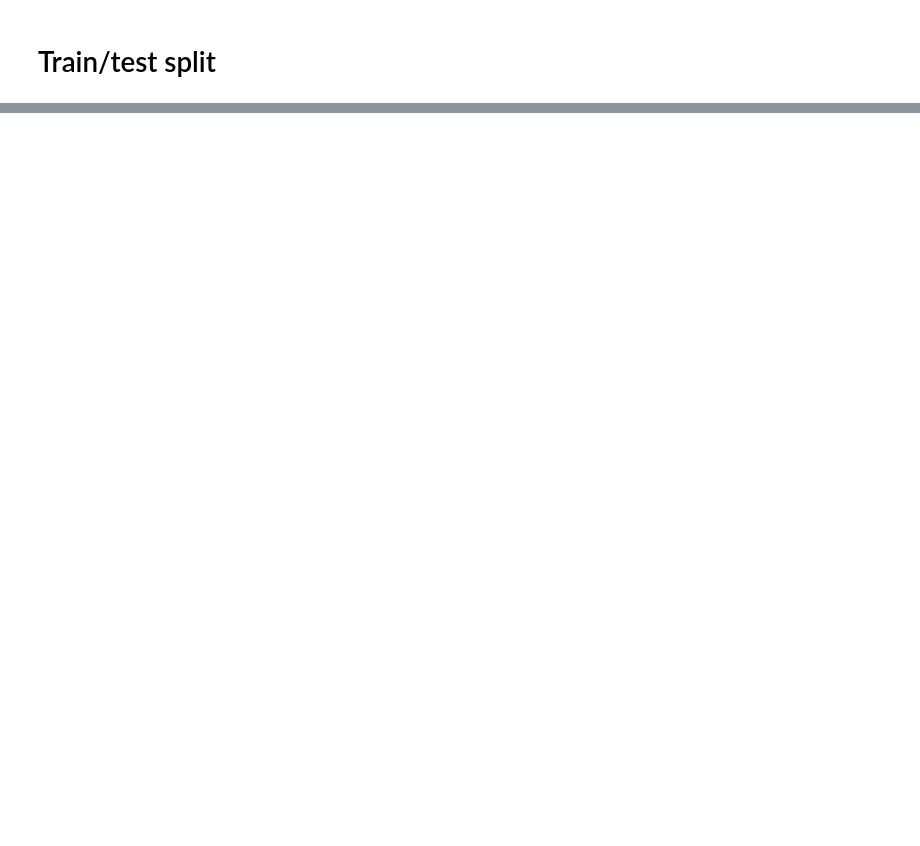
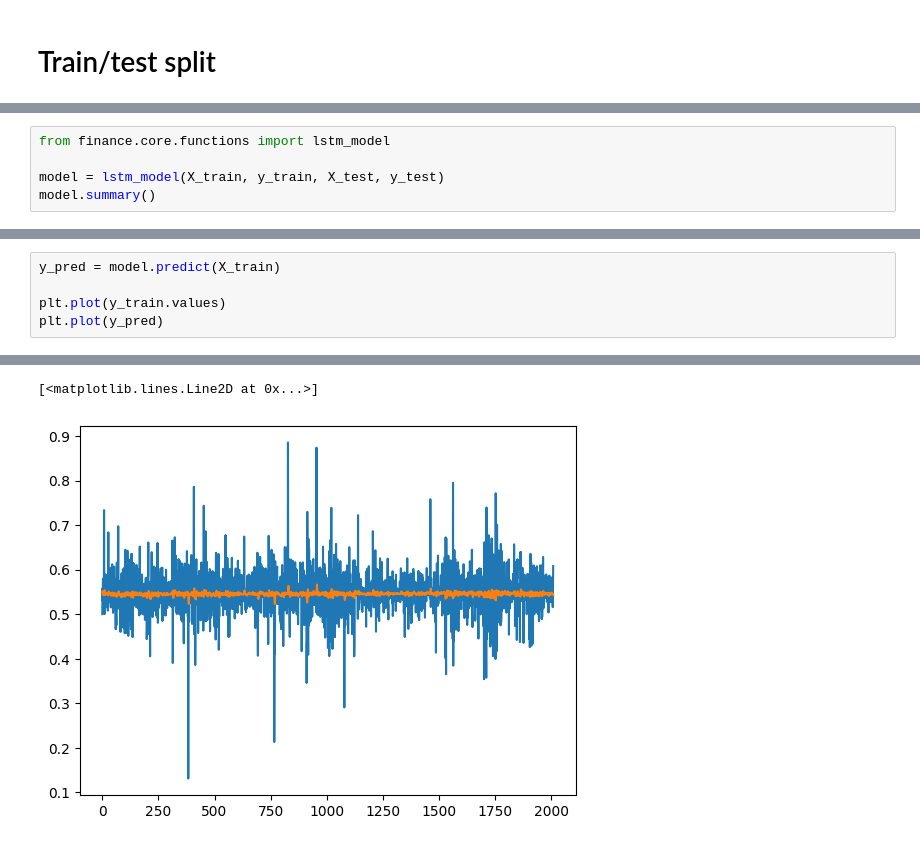
Before and after one commit to marcodigennaro/finance, a Jupyter notebook: finance/jupyter-notebooks/data.ipynb, the cells around one changed output, grey strips where cells are left out. Cells and saved outputs as stored; diff of their text form; blank space fills up the shorter version.

Commit message:
LSTM

```diff
--- a/finance/jupyter-notebooks/data.ipynb
+++ b/finance/jupyter-notebooks/data.ipynb
@@ -176,0 +141,5 @@ ValueError: cannot reshape array of size 503 into shape (1,2)
+# %%
+from finance.core.functions import lstm_model
+
+model = lstm_model(X_train, y_train, X_test, y_test)
+model.summary()
@@ -176,0 +177,6 @@ ValueError: cannot reshape array of size 503 into shape (1,2)
+# %%
+y_pred = model.predict(X_train)
+
+plt.plot(y_train.values)
+plt.plot(y_pred)
+# %% [output]
@@ -176,0 +184,2 @@ ValueError: cannot reshape array of size 503 into shape (1,2)
+[<matplotlib.lines.Line2D at 0x...>]
+[figure, added]
```
Also changed, not shown: parts of 26 cells of this notebook, 7 other files.
